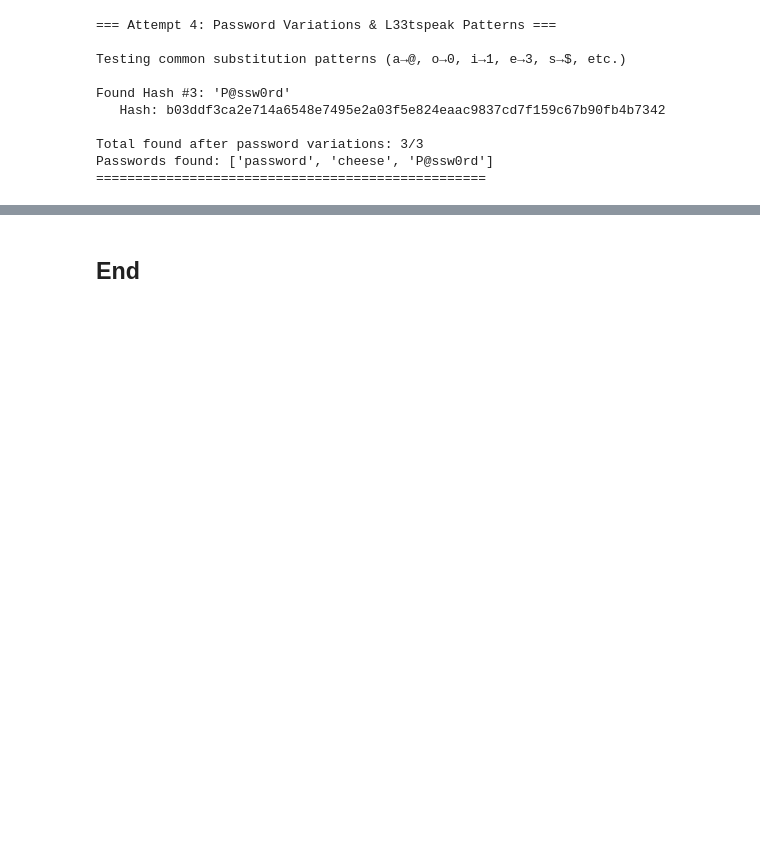
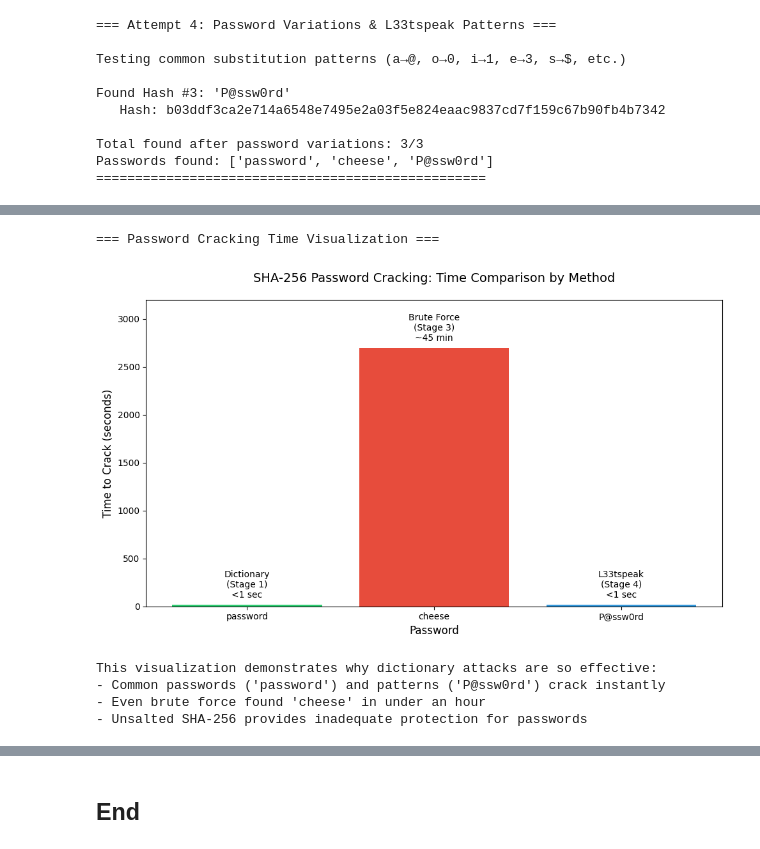
Before and after one commit to Shayanny/Computational-Theory, a Jupyter notebook: problems.ipynb, the cells around one changed output, grey strips where cells are left out. Cells and saved outputs as stored; diff of their text form; code cells hidden in the pictures; blank space fills up the shorter version.

Commit message:
add : graph for problem 5 , extra test cases , markdown for introduction & conclusion

```diff
--- a/problems.ipynb
+++ b/problems.ipynb
@@ -1790,0 +1869,45 @@ Passwords found: ['password', 'cheese', 'P@ssw0rd']
+# %%
+# Visualization: Password Cracking Time Comparison
+print("\n=== Password Cracking Time Visualization ===\n")
+
+passwords = ['password', 'cheese', 'P@ssw0rd']
+times_display = [20, 2700, 20]  # Display values (20 for visibility instead of 0.001 sec)
+times_actual = [0.001, 2700, 0.001]  # Actual times for labels
+methods = ['Dictionary\n(Stage 1)', 'Brute Force\n(Stage 3)', 'L33tspeak\n(Stage 4)']
+
+fig, ax = plt.subplots(figsize=(10, 6))
+
+colors = ['#2ecc71', '#e74c3c', '#3498db']
+bars = ax.bar(passwords, times_display, color=colors)
+
+# Add time labels
+for bar, time_display, time_actual, method in zip(bars, times_display, times_actual, methods):
+    height = bar.get_height()
+    if time_actual < 1:
+        label = f'{method}\n<1 sec'
+        ax.text(bar.get_x() + bar.get_width()/2., height + 50,
+                label, ha='center', va='bottom', fontsize=10)
+    else:
+        label = f'{method}\n~{int(time_actual/60)} min'
+        ax.text(bar.get_x() + bar.get_width()/2., height + 50,
+                label, ha='center', va='bottom', fontsize=10)
+
+ax.set_ylabel('Time to Crack (seconds)', fontsize=12)
+ax.set_xlabel('Password', fontsize=12)
+ax.set_title('SHA-256 Password Cracking: Time Comparison by Method', fontsize=14, pad=20)
+ax.set_ylim(0, 3200)
+
+plt.tight_layout()
+plt.show()
+
+print("This visualization demonstrates why dictionary attacks are so effective:")
+print("- Common passwords ('password') and patterns ('P@ssw0rd') crack instantly")
+print("- Even brute force found 'cheese' in under an hour")
+print("- Unsalted SHA-256 provides inadequate protection for passwords")
+# %% [output]
+=== Password Cracking Time Visualization ===
+[figure, added]
+This visualization demonstrates why dictionary attacks are so effective:
+- Common passwords ('password') and patterns ('P@ssw0rd') crack instantly
+- Even brute force found 'cheese' in under an hour
+- Unsalted SHA-256 provides inadequate protection for passwords
```
Also changed, not shown: parts of 16 cells of this notebook.
